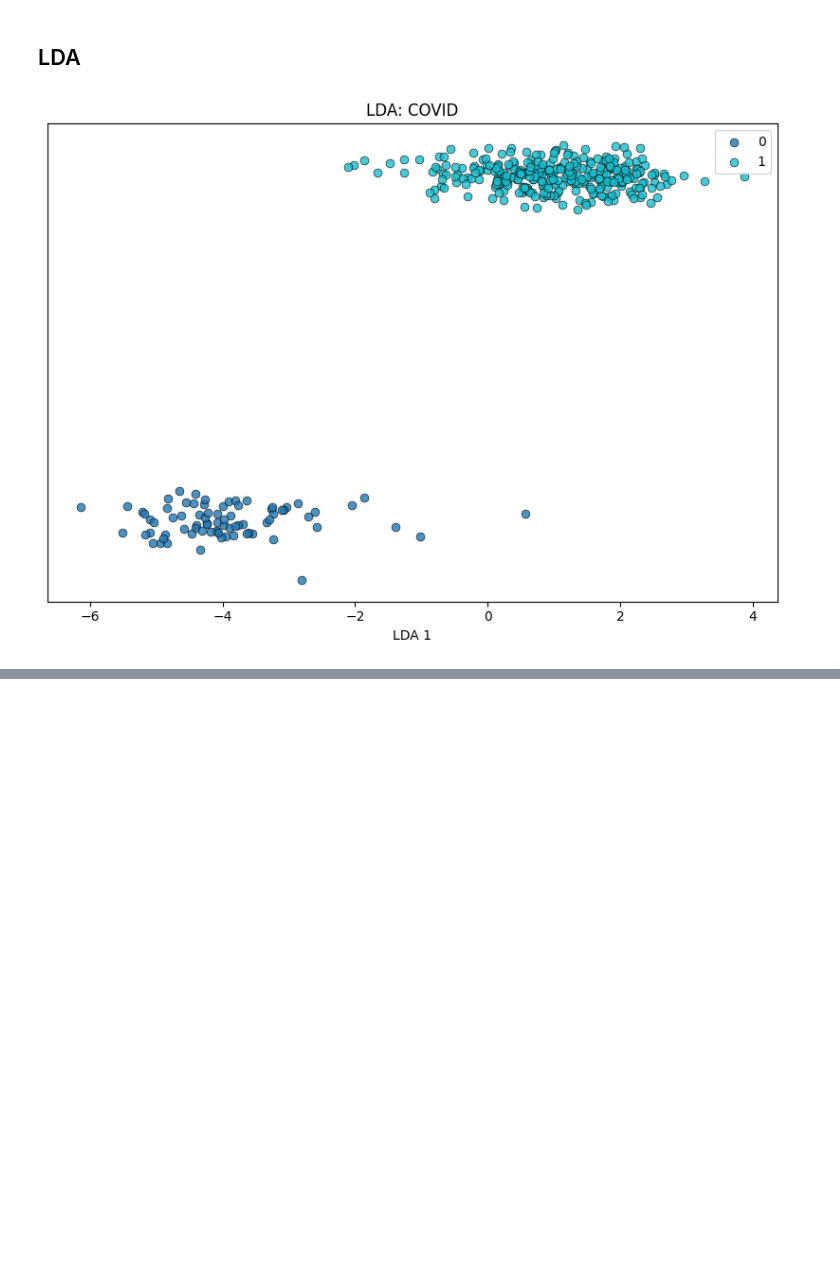
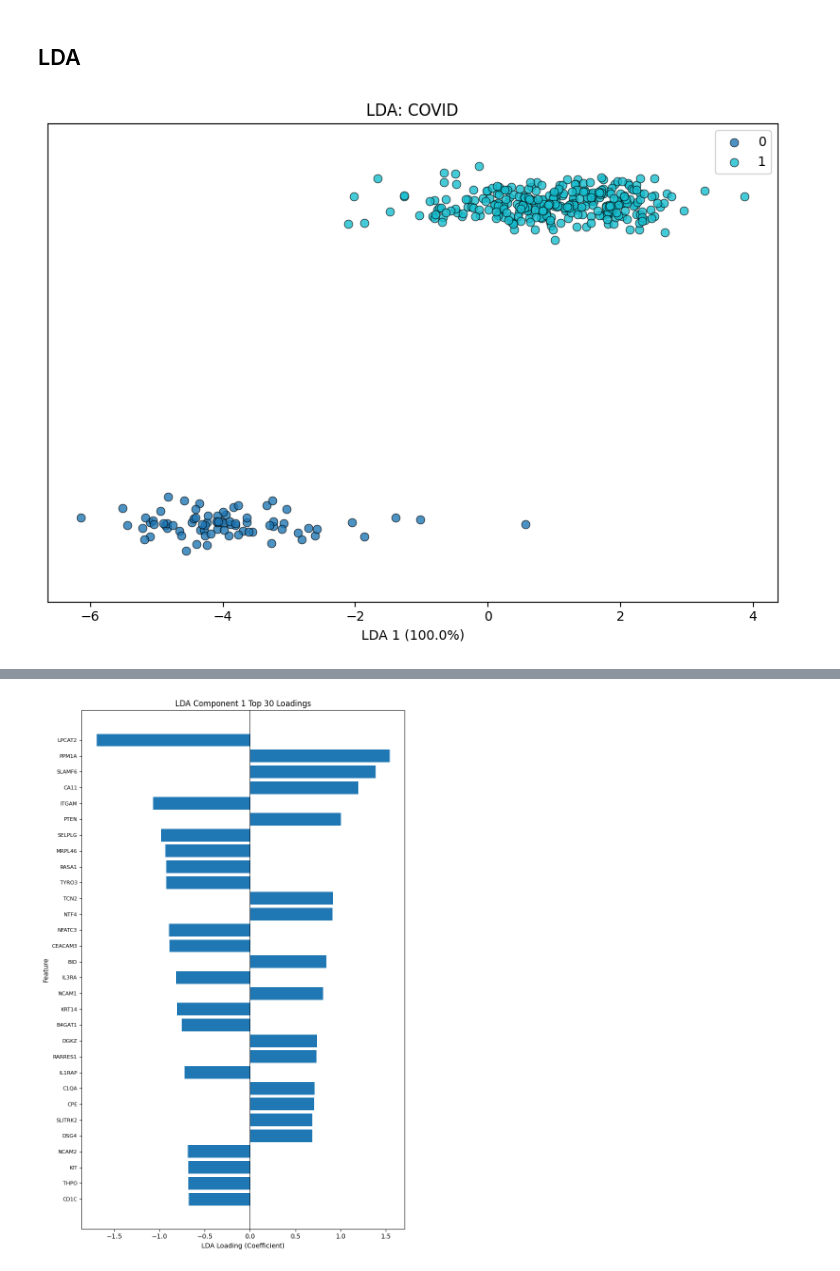
Before and after one commit to da8702/ChemoBrain-Analysis, a Jupyter notebook: Cytokine_Analysis.ipynb, the cells around one changed output, grey strips where cells are left out. Drawn from its saved outputs; the diff is of its cells as text; code cells hidden in the pictures; blank space fills up the shorter version.

```diff
--- a/Cytokine_Analysis.ipynb
+++ b/Cytokine_Analysis.ipynb
@@ -12,8 +12,14 @@ print(mgh_data.shape)  # (383, N) where N = clinical + OLINK features
 # %% [markdown]
 ## LDA
 # %%
-from cytokine_analysis_fxns import mgh_LDA
+from cytokine_analysis_fxns import mgh_LDA, mgh_LDA_varplot, mgh_LDA_loadings, mgh_LDA_biplot
 
 mgh_LDA(mgh_data, label_col="COVID", n_components=1, vertical_jitter=True)
+
+mgh_LDA_loadings(mgh_data, label_col="COVID", highlight=("IL6", "GDF15", "IL10", "IL1"))
+
+mgh_LDA_loadings(mgh_data, label_col="COVID", top_n=30)
+
+mgh_LDA_biplot(mgh_data, label_col="COVID")
 # %% [output]
-[figure, old version]
+[figure, new version]
@@ -19,0 +27 @@ mgh_LDA(mgh_data, label_col="COVID", n_components=1, vertical_jitter=True)
+[figure, added]
```
Also changed, not shown: parts of 10 cells of this notebook, 2 other files.
